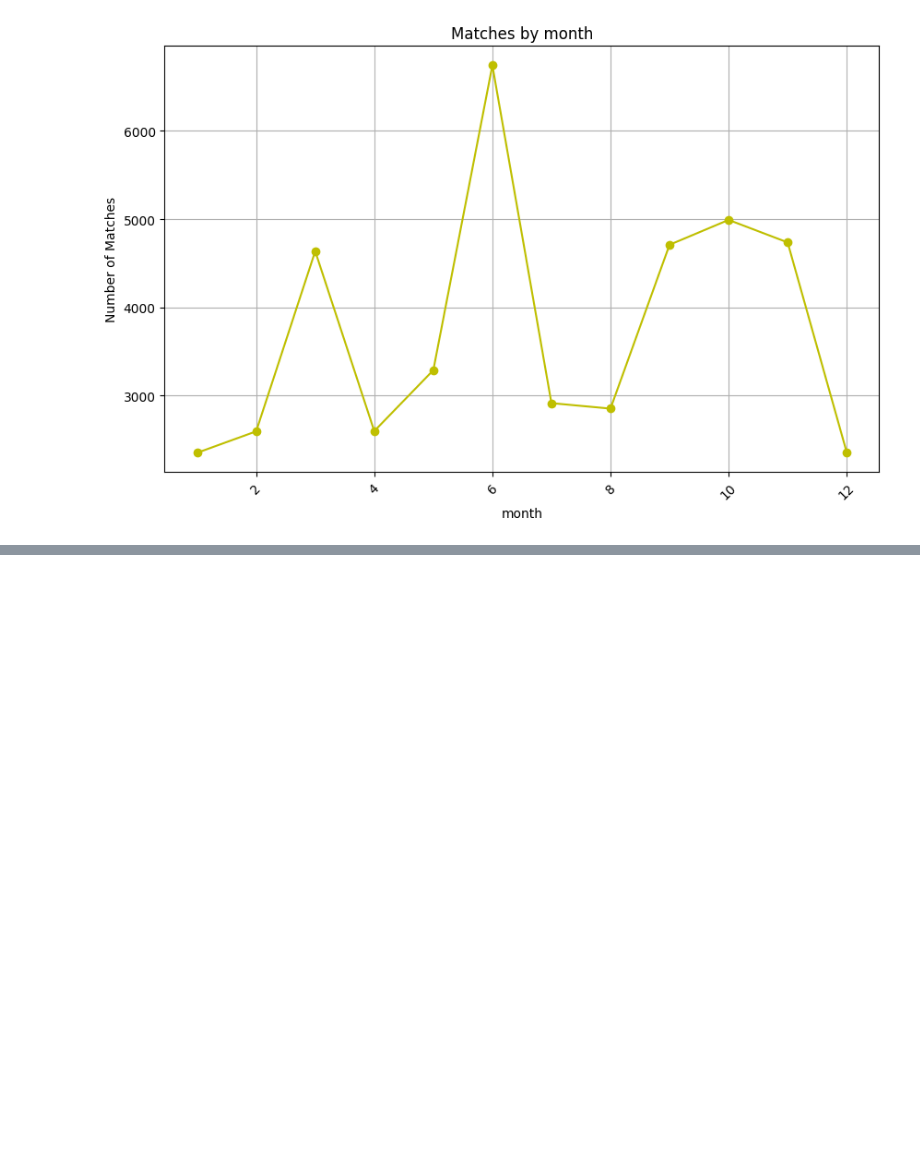
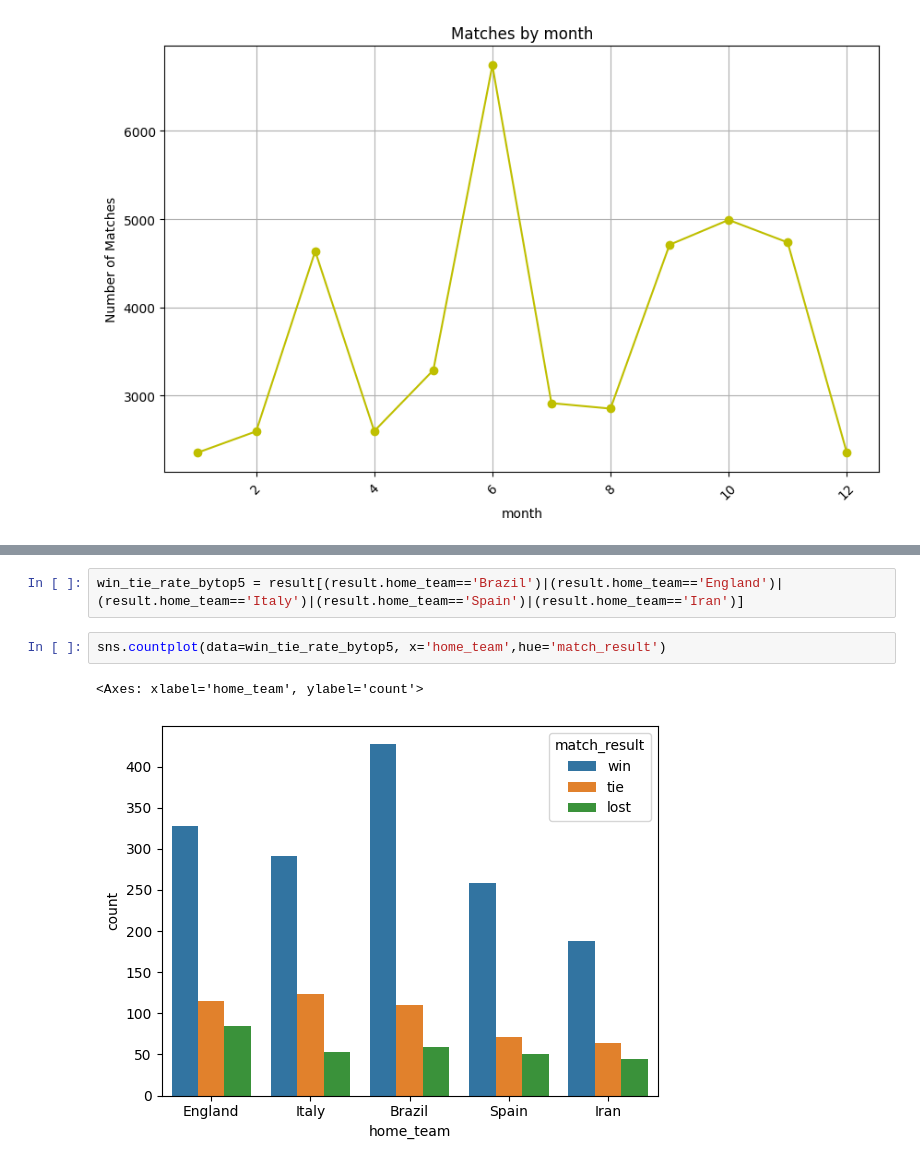
Before and after one commit to Huuthang1402/Football, a Jupyter notebook: football.ipynb, the cells around one changed output, grey strips where cells are left out. Cells and saved outputs as stored; diff of their text form; blank space fills up the shorter version.

```diff
--- a/football.ipynb
+++ b/football.ipynb
@@ -557,0 +608,7 @@ plt.show()
+# %%
+win_tie_rate_bytop5 = result[(result.home_team=='Brazil')|(result.home_team=='England')|(result.home_team=='Italy')|(result.home_team=='Spain')|(result.home_team=='Iran')]
+# %%
+sns.countplot(data=win_tie_rate_bytop5, x='home_team',hue='match_result')
+# %% [output]
+<Axes: xlabel='home_team', ylabel='count'>
+[figure, added]
```
Also changed, not shown: parts of 17 cells of this notebook.
